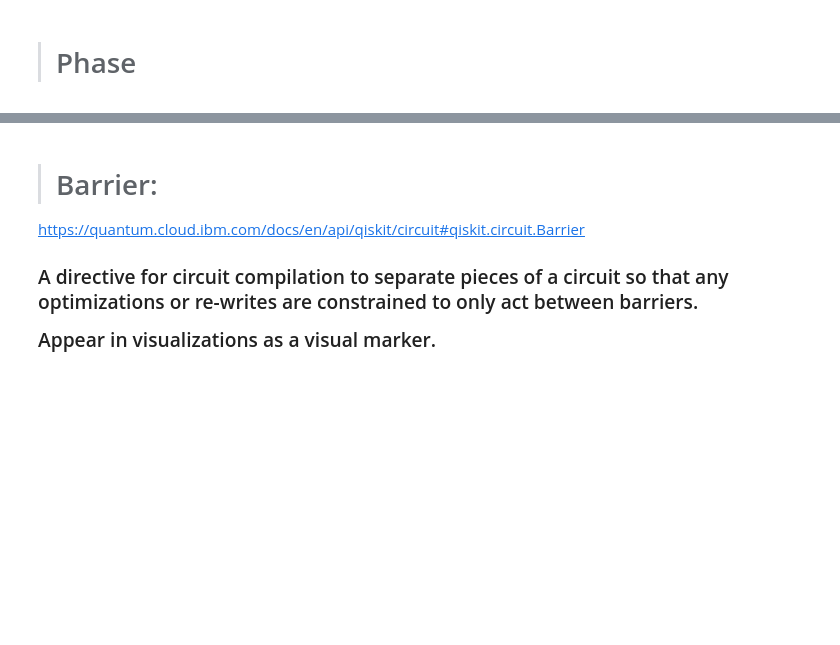
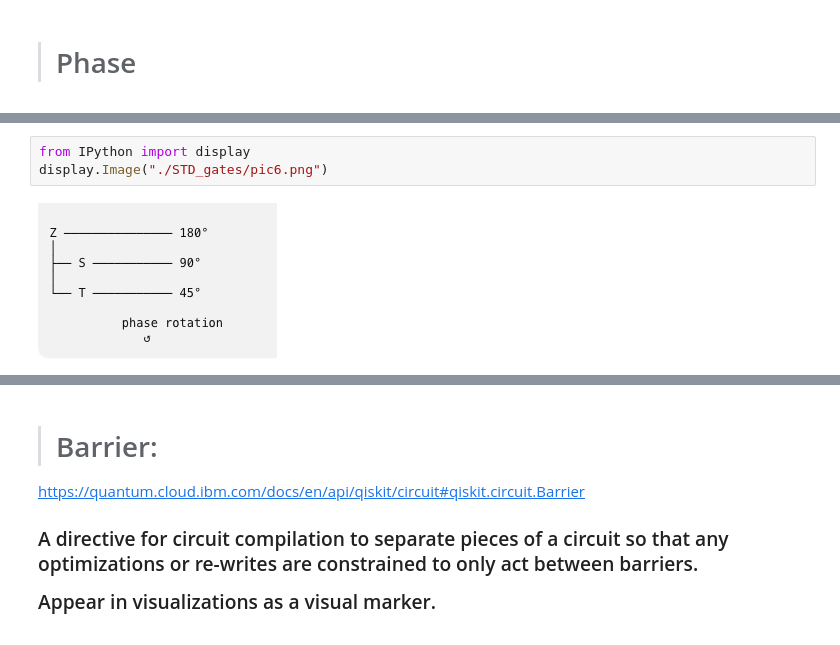
Before and after one commit to dimple12M/Qiskit-certification-StudyV2.x, a Jupyter notebook: Section_3/Circuit_library.ipynb, the cells around one changed output, grey strips where cells are left out. Cells and saved outputs as stored; diff of their text form; blank space fills up the shorter version.

```diff
--- a/Section_3/Circuit_library.ipynb
+++ b/Section_3/Circuit_library.ipynb
@@ -47,0 +49,5 @@ display.Image("./STD_gates/pic2.png")
+# %%
+from IPython import display
+display.Image("./STD_gates/pic6.png")
+# %% [output]
+[figure, added]
```
Also changed, not shown: parts of 14 cells of this notebook.
